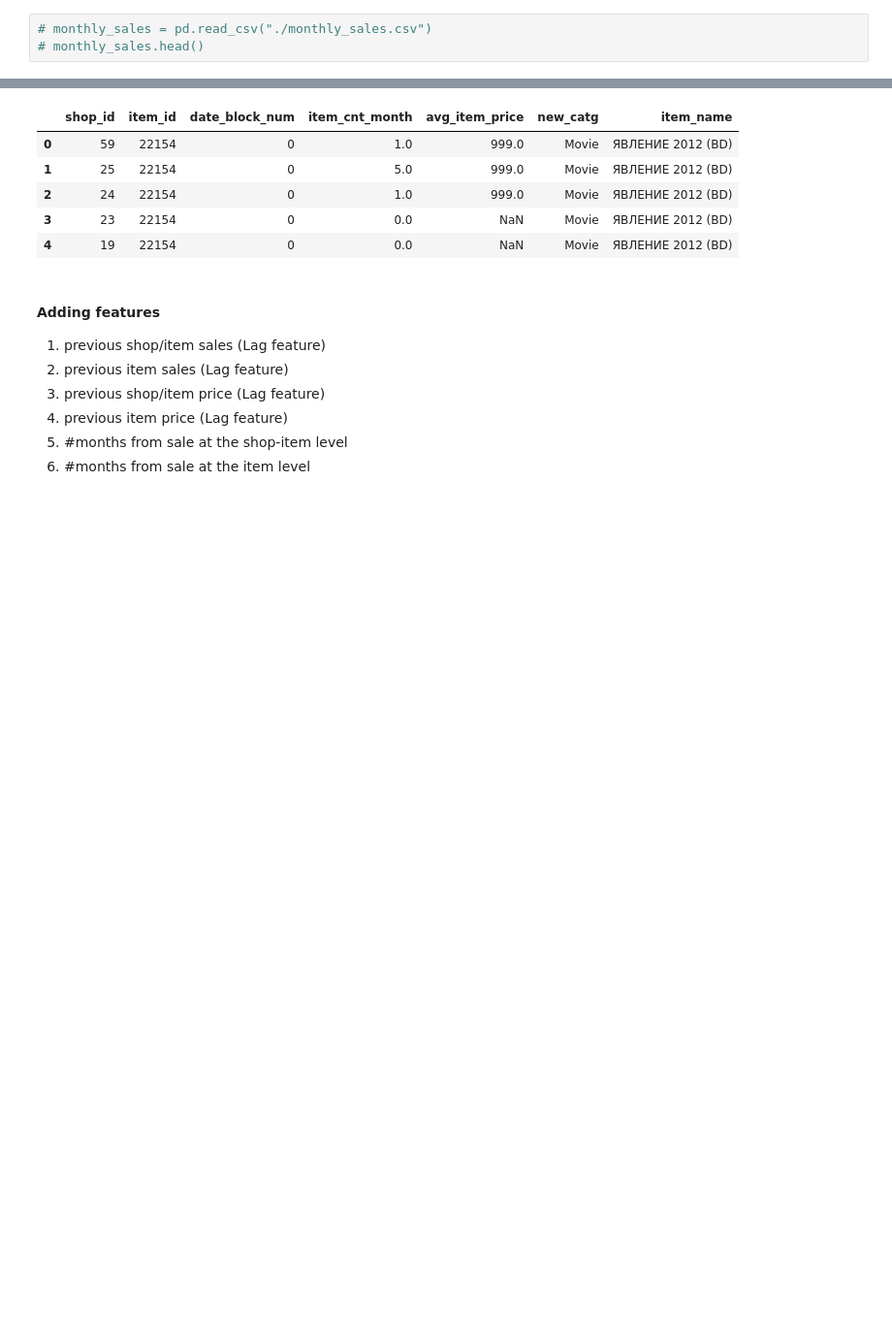
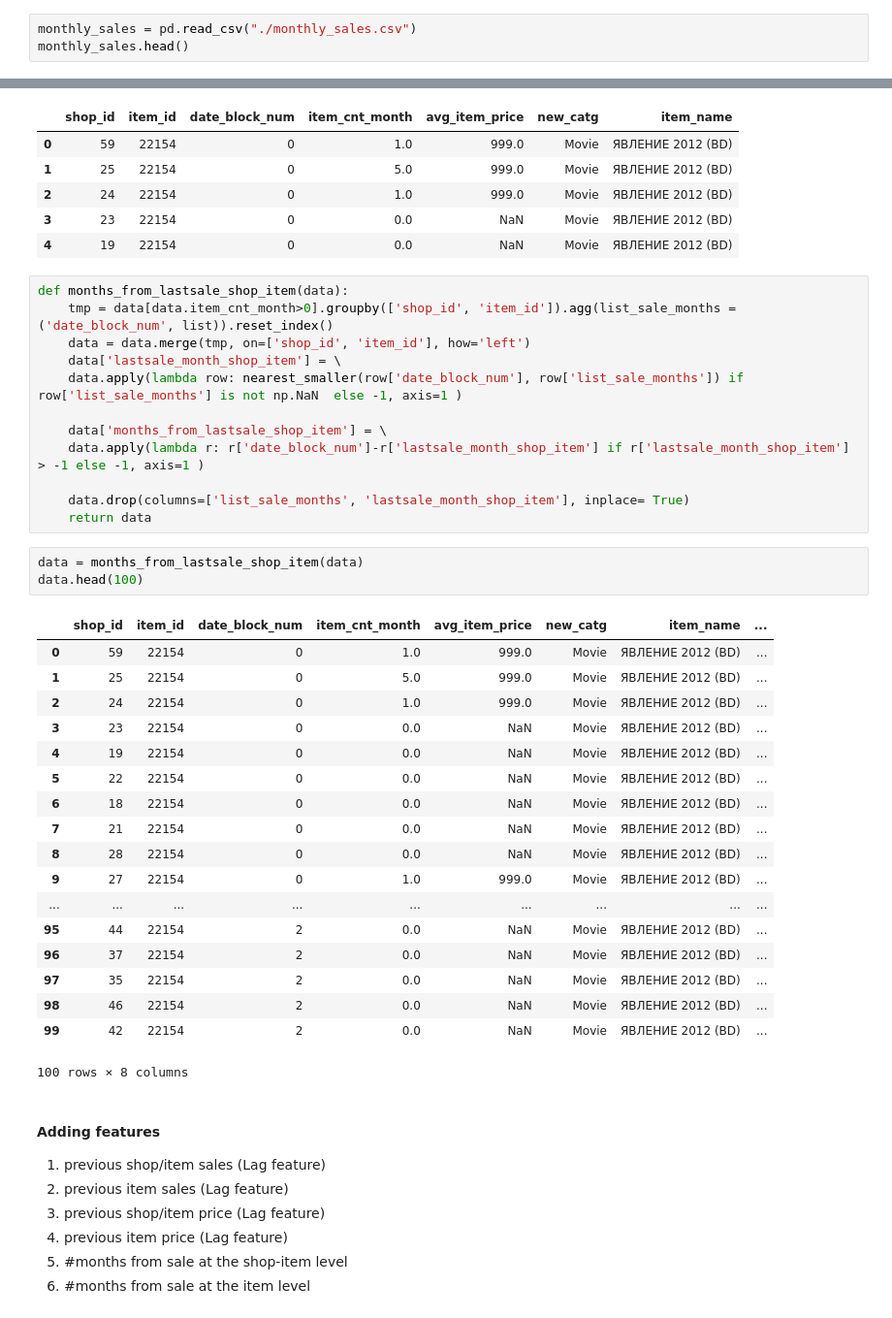
Before and after one commit to purnendu23/future-store-sales, a Jupyter notebook: workbook_alt.ipynb, the cells around one changed output, grey strips where cells are left out. Shown: that part at 97% size. Drawn from its saved outputs; the diff is of its cells as text; blank space fills up the shorter version.

```diff
--- a/workbook_alt.ipynb
+++ b/workbook_alt.ipynb
@@ -122,8 +122,8 @@ monthly_sales.head()
 | 3 | 23 | 22154 | 0 | 0.0 | NaN | 37 |
 | 4 | 19 | 22154 | 0 | 0.0 | NaN | 37 |
 # %%
-# monthly_sales = pd.read_csv("./monthly_sales.csv")
-# monthly_sales.head()
+monthly_sales = pd.read_csv("./monthly_sales.csv")
+monthly_sales.head()
 # %% [output]
 |  | shop_id | item_id | date_block_num | item_cnt_month | avg_item_price | item_category_id |
 | 0 | 59 | 22154 | 0 | 1.0 | 999.0 | 37 |
@@ -239,6 +239,40 @@ data.head()  #(11,128,050 | 6)
 | 2 | 24 | 22154 | 0 | 1.0 | 999.0 | Movie | ЯВЛЕНИЕ 2012 (BD) |
 | 3 | 23 | 22154 | 0 | 0.0 | NaN | Movie | ЯВЛЕНИЕ 2012 (BD) |
 | 4 | 19 | 22154 | 0 | 0.0 | NaN | Movie | ЯВЛЕНИЕ 2012 (BD) |
+# %%
+def months_from_lastsale_shop_item(data):
+    tmp = data[data.item_cnt_month>0].groupby(['shop_id', 'item_id']).agg(list_sale_months = ('date_block_num', list)).reset_index()
+    data = data.merge(tmp, on=['shop_id', 'item_id'], how='left')
+    data['lastsale_month_shop_item'] = \
+    data.apply(lambda row: nearest_smaller(row['date_block_num'], row['list_sale_months']) if row['list_sale_months'] is not np.NaN  else -1, axis=1 )
+
+    data['months_from_lastsale_shop_item'] = \
+    data.apply(lambda r: r['date_block_num']-r['lastsale_month_shop_item'] if r['lastsale_month_shop_item'] > -1 else -1, axis=1 )
+
+    data.drop(columns=['list_sale_months', 'lastsale_month_shop_item'], inplace= True)
+    return data
+# %%
+data = months_from_lastsale_shop_item(data)
+data.head(100)
+# %% [output]
+|  | shop_id | item_id | date_block_num | item_cnt_month | avg_item_price | new_catg | item_name | ... |
+| 0 | 59 | 22154 | 0 | 1.0 | 999.0 | Movie | ЯВЛЕНИЕ 2012 (BD) | ... |
+| 1 | 25 | 22154 | 0 | 5.0 | 999.0 | Movie | ЯВЛЕНИЕ 2012 (BD) | ... |
+| 2 | 24 | 22154 | 0 | 1.0 | 999.0 | Movie | ЯВЛЕНИЕ 2012 (BD) | ... |
+| 3 | 23 | 22154 | 0 | 0.0 | NaN | Movie | ЯВЛЕНИЕ 2012 (BD) | ... |
+| 4 | 19 | 22154 | 0 | 0.0 | NaN | Movie | ЯВЛЕНИЕ 2012 (BD) | ... |
+| 5 | 22 | 22154 | 0 | 0.0 | NaN | Movie | ЯВЛЕНИЕ 2012 (BD) | ... |
+| 6 | 18 | 22154 | 0 | 0.0 | NaN | Movie | ЯВЛЕНИЕ 2012 (BD) | ... |
+| 7 | 21 | 22154 | 0 | 0.0 | NaN | Movie | ЯВЛЕНИЕ 2012 (BD) | ... |
+| 8 | 28 | 22154 | 0 | 0.0 | NaN | Movie | ЯВЛЕНИЕ 2012 (BD) | ... |
+| 9 | 27 | 22154 | 0 | 1.0 | 999.0 | Movie | ЯВЛЕНИЕ 2012 (BD) | ... |
+| ... | ... | ... | ... | ... | ... | ... | ... | ... |
+| 95 | 44 | 22154 | 2 | 0.0 | NaN | Movie | ЯВЛЕНИЕ 2012 (BD) | ... |
+| 96 | 37 | 22154 | 2 | 0.0 | NaN | Movie | ЯВЛЕНИЕ 2012 (BD) | ... |
+| 97 | 35 | 22154 | 2 | 0.0 | NaN | Movie | ЯВЛЕНИЕ 2012 (BD) | ... |
+| 98 | 46 | 22154 | 2 | 0.0 | NaN | Movie | ЯВЛЕНИЕ 2012 (BD) | ... |
+| 99 | 42 | 22154 | 2 | 0.0 | NaN | Movie | ЯВЛЕНИЕ 2012 (BD) | ... |
+100 rows × 8 columns
 # %% [markdown]
 #### Adding features
 1. previous shop/item sales (Lag feature)
```
Also changed, not shown: parts of 1 cell of this notebook, 1 other file.
